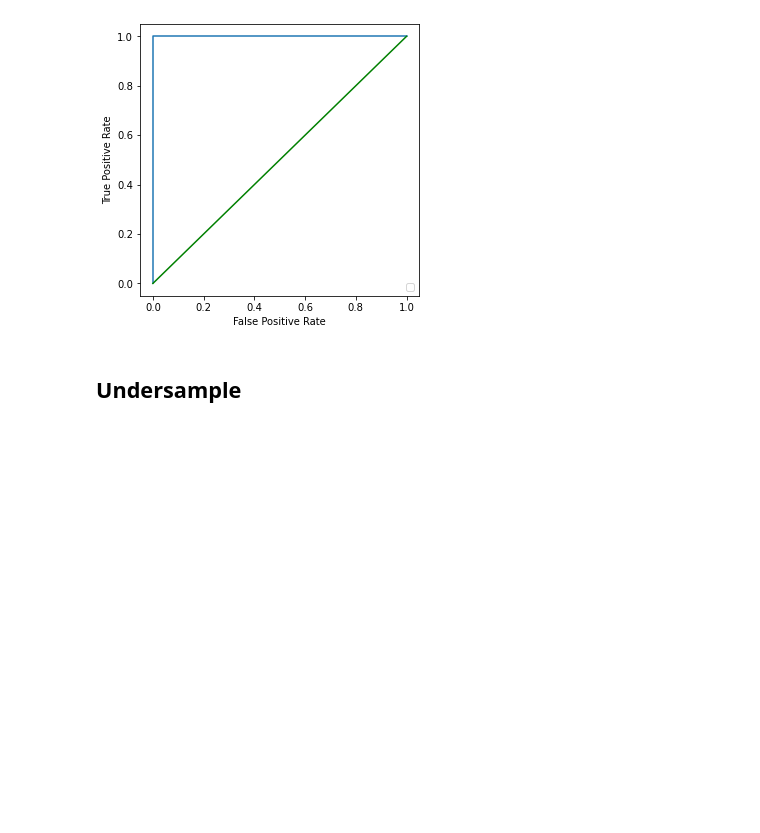
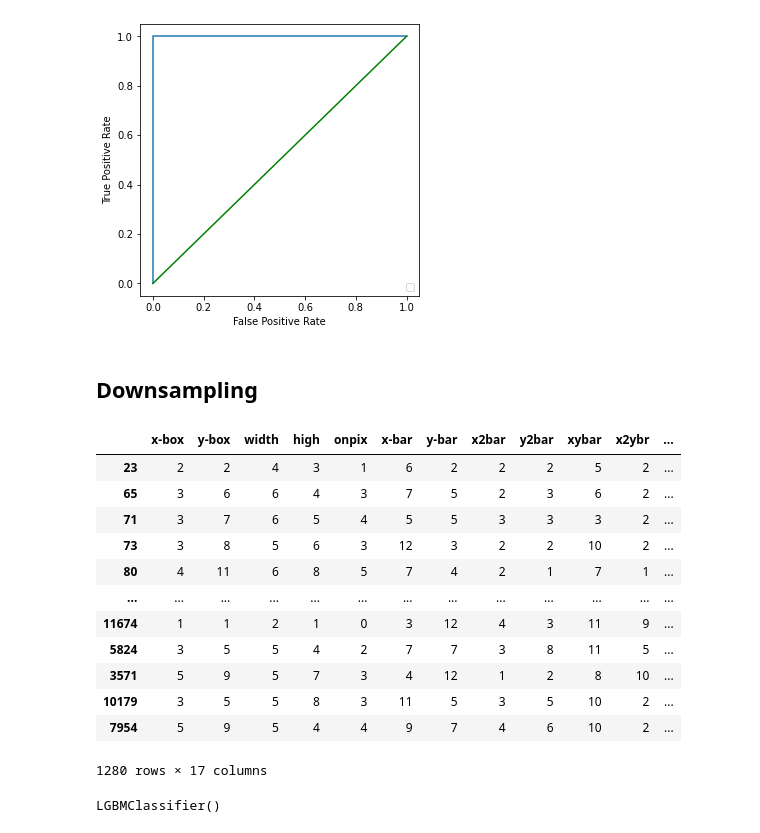
Before and after one commit to ADA-GWU/guidedresearchproject-ShamilShukurov, a Jupyter notebook: code/Modelling_Draft.ipynb, the cells around one changed output. Cells and saved outputs as stored; diff of their text form; code cells hidden in the pictures; blank space fills up the shorter version.

```diff
--- a/code/Modelling_Draft.ipynb
+++ b/code/Modelling_Draft.ipynb
@@ -190,4 +190,4 @@ No handles with labels found to put in legend.
 0.9999512024245424
 [figure]
 # %% [markdown]
-## Undersample
+## Downsampling
@@ -193,0 +204,16 @@ No handles with labels found to put in legend.
+# %%
+df_downsampled
+# %% [output]
+|  | x-box | y-box | width | high | onpix | x-bar | y-bar | x2bar | y2bar | xybar | x2ybr | ... |
+| 23 | 2 | 2 | 4 | 3 | 1 | 6 | 2 | 2 | 2 | 5 | 2 | ... |
+| 65 | 3 | 6 | 6 | 4 | 3 | 7 | 5 | 2 | 3 | 6 | 2 | ... |
+| 71 | 3 | 7 | 6 | 5 | 4 | 5 | 5 | 3 | 3 | 3 | 2 | ... |
+| 73 | 3 | 8 | 5 | 6 | 3 | 12 | 3 | 2 | 2 | 10 | 2 | ... |
+| 80 | 4 | 11 | 6 | 8 | 5 | 7 | 4 | 2 | 1 | 7 | 1 | ... |
+| ... | ... | ... | ... | ... | ... | ... | ... | ... | ... | ... | ... | ... |
+| 11674 | 1 | 1 | 2 | 1 | 0 | 3 | 12 | 4 | 3 | 11 | 9 | ... |
+| 5824 | 3 | 5 | 5 | 4 | 2 | 7 | 7 | 3 | 8 | 11 | 5 | ... |
+| 3571 | 5 | 9 | 5 | 7 | 3 | 4 | 12 | 1 | 2 | 8 | 10 | ... |
+| 10179 | 3 | 5 | 5 | 8 | 3 | 11 | 5 | 3 | 5 | 10 | 2 | ... |
+| 7954 | 5 | 9 | 5 | 4 | 4 | 9 | 7 | 4 | 6 | 10 | 2 | ... |
+1280 rows × 17 columns
@@ -193,0 +223,5 @@ No handles with labels found to put in legend.
+# %%
+clf = lgb.LGBMClassifier()
+clf.fit(X_train, y_train)
+# %% [output]
+LGBMClassifier()
```
Also changed, not shown: parts of 5 cells of this notebook.
